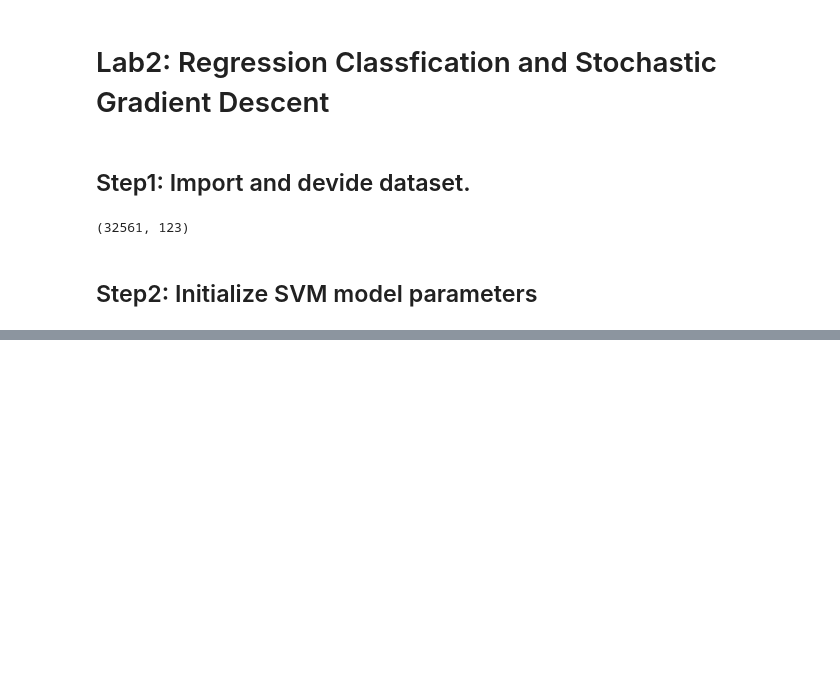
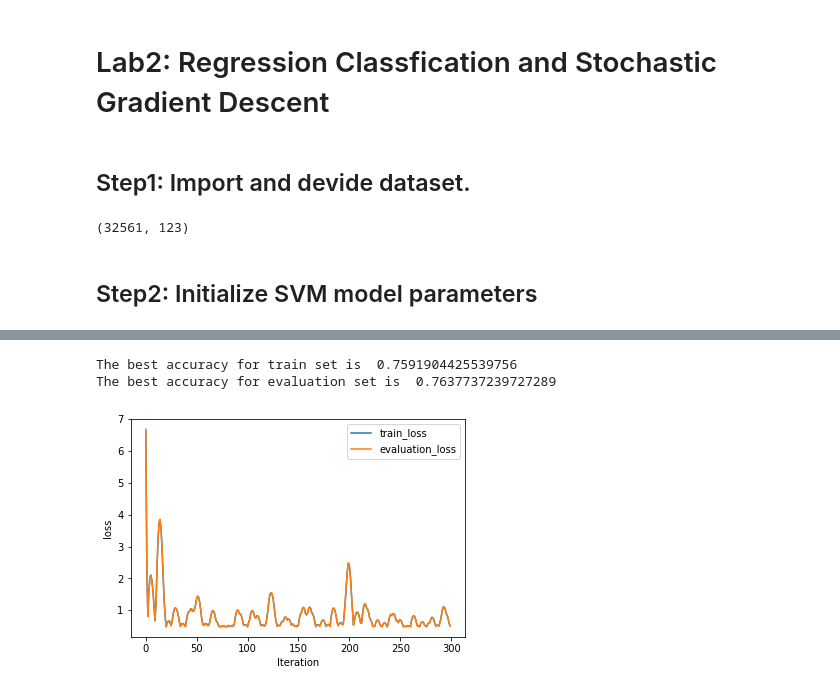
Before and after one commit to JinChengneng/ML2017-lab-02, a Jupyter notebook: ClassificationExperiment.ipynb, the cells around one changed output, grey strips where cells are left out. Cells and saved outputs as stored; diff of their text form; code cells hidden in the pictures; blank space fills up the shorter version.

```diff
--- a/ClassificationExperiment.ipynb
+++ b/ClassificationExperiment.ipynb
@@ -125,0 +206,42 @@ plt.legend(loc="lower right")
+# %%
+train_loss_adam,evaluation_loss_adam,train_accr_adam,evaluation_accr_adam = [],[],[],[]
+theta = np.ones((n, 1))
+
+def adam(w):
+
+    t = 0
+    m = 0
+    v = 0
+    b1 = 0.9
+    b2 = 0.995
+    learning_rate = 0.05
+
+    for i in range(0, maxIteration):
+
+        gradient = cal_stochastic_gradient(w)
+        t +=1
+        m = b1*m + ((1-b1)*gradient).sum()
+        v = b2*v + ((1-b2)*(gradient**2)).sum()
+        mt = m/(1-(b1**t))
+        vt = v/(1-(b2**t))
+        w = w- learning_rate * mt/(math.sqrt(vt)+e)
+
+        train_loss_adam.append(cal_hinge_loss(w,train_features,train_targets))
+        evaluation_loss_adam.append( cal_hinge_loss(w,test_features,test_targets))
+        train_accr_adam.append(cal_accur(train_features,train_targets,w))
+        evaluation_accr_adam.append(cal_accur(test_features,test_targets,w))
+
+adam(theta)
+# %%
+plt.xlabel("Iteration")
+plt.ylabel("loss")
+plt.plot(train_loss_adam, label="train_loss")
+plt.plot(evaluation_loss_adam,label="evaluation_loss" )
+plt.legend(loc ='upper right')
+
+print("The best accuracy for train set is " ,max(train_accr_adam))
+print("The best accuracy for evaluation set is " ,max(evaluation_accr_adam))
+# %% [output]
+The best accuracy for train set is  0.7591904425539756
+The best accuracy for evaluation set is  0.7637737239727289
+[figure, added]
```
Also changed, not shown: parts of 22 cells of this notebook.
